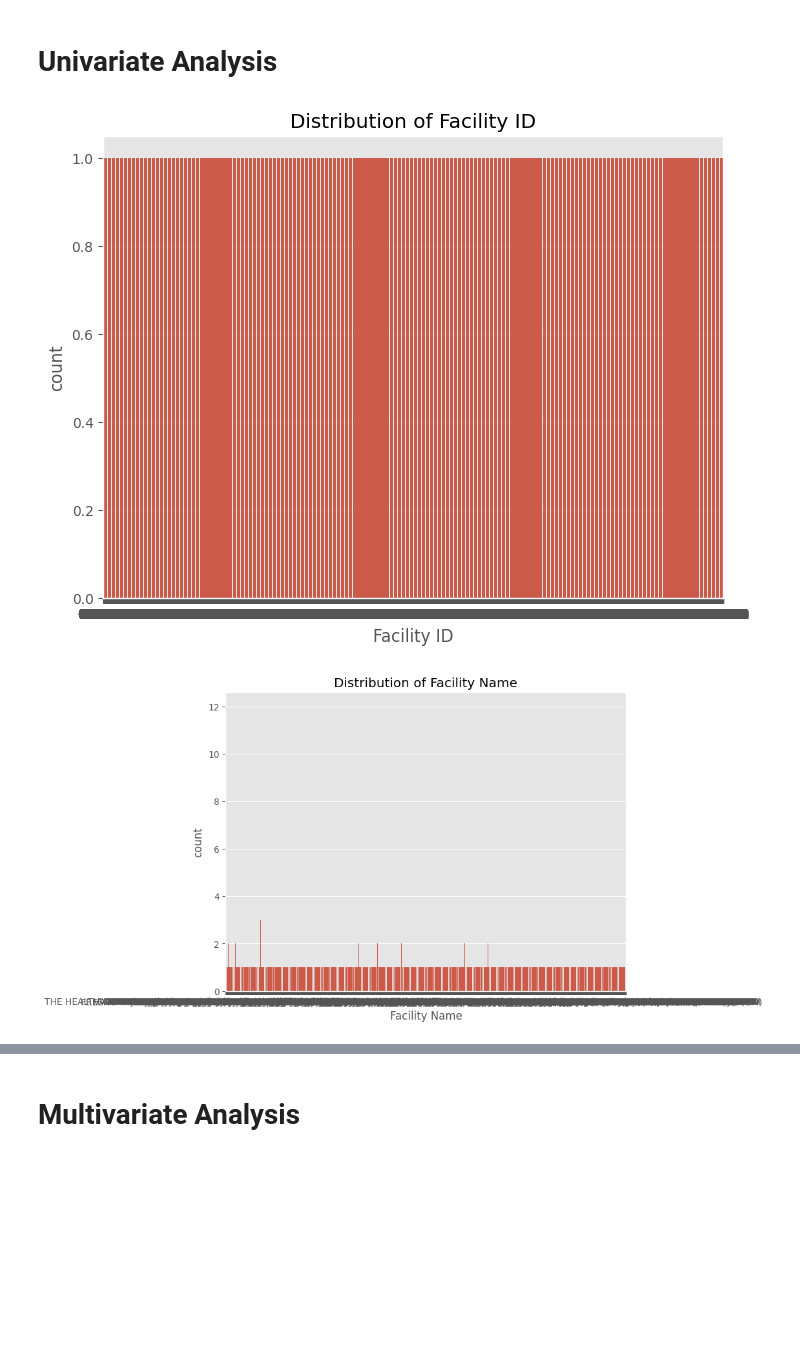
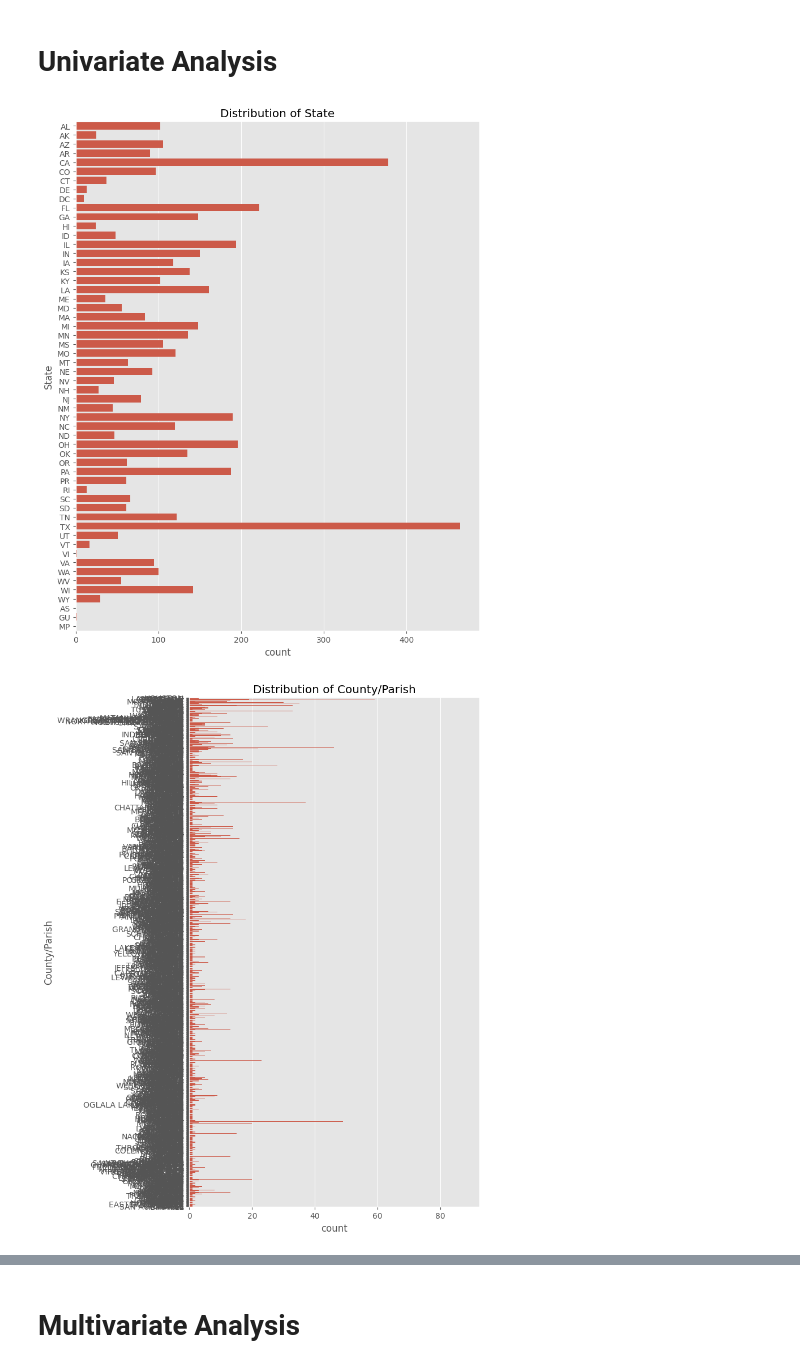
Before and after one commit to austinmallie/ADS599_Capstone, a Jupyter notebook: EDA/HospitalGeneral_EDA.ipynb, the cells around one changed output, grey strips where cells are left out. Cells and saved outputs as stored; diff of their text form; code cells hidden in the pictures; blank space fills up the shorter version.

Commit message:
Final EDA & Data Cleaning

```diff
--- a/EDA/HospitalGeneral_EDA.ipynb
+++ b/EDA/HospitalGeneral_EDA.ipynb
@@ -113,0 +521,3 @@ for col in object_convert:
+# %%
+df = df.drop(columns=cols_to_drop)
+df.shape
@@ -113,0 +549,25 @@ for col in object_convert:
+# %%
+#convert count columns to numeric
+count_cols = [
+    "Count of Facility MORT Measures",
+    "Count of MORT Measures Better",
+    "Count of MORT Measures No Different",
+    "Count of MORT Measures Worse",
+    "Count of Facility Safety Measures",
+    "Count of Safety Measures Better",
+    "Count of Safety Measures No Different",
+    "Count of Safety Measures Worse",
+    "Count of Facility READM Measures",
+    "Count of READM Measures Better",
+    "Count of READM Measures No Different",
+    "Count of READM Measures Worse",
+    "Count of Facility Pt Exp Measures",
+    "Count of Facility TE Measures"
+]
+
+for col in count_cols:
+    if col in df.columns:
+        # Convert to numeric, turning 'Not Available' into NaN
+        df[col] = pd.to_numeric(df[col].replace('Not Available', np.nan), errors='coerce')
+    else:
+        print(f"Warning: '{col}' was not found in your DataFrame columns.")
@@ -113,0 +585,4 @@ for col in object_convert:
+# %%
+df['ZIP Code'] =df['ZIP Code'] .astype(str).str.zfill(5)
+# Check how many ZIP codes have 5 characters
+print((df['ZIP Code'].str.len() == 5).value_counts())
@@ -259,6 +767,6 @@ catf
 # %%
 #identify any columns to filter out from the "categorical features"
-catf_exclude = ['Hospital overall rating footnote', 'Safety Group Footnote', 'Telephone Number', 'Address']
+catf_exclude = ['Facility ID','Facility Name', 'Address', 'City/Town', 'ZIP Code', 'Telephone Number']
 filter_catf = [x for x in catf if x not in catf_exclude]
 filter_catf
 # %% [output]
@@ -355,12 +829,13 @@ data_quality_catf
 # %%
 #plot the categorical variables
 plt.style.use('ggplot')
 
 for column in filter_catf:
-    plt.figure(figsize=(8, 6))
-    sns.countplot(x=column, data=df)
+    plt.figure(figsize=(8, 10))
+    sns.countplot(y=column, data=df)
     plt.title(f'Distribution of {column}')
+    plt.tight_layout()
     plt.show()
 # %% [output]
-[figure, old version]
+[figure, new version]
-[figure, old version]
+[figure, new version]
```
Also changed, not shown: parts of 87 cells of this notebook.
